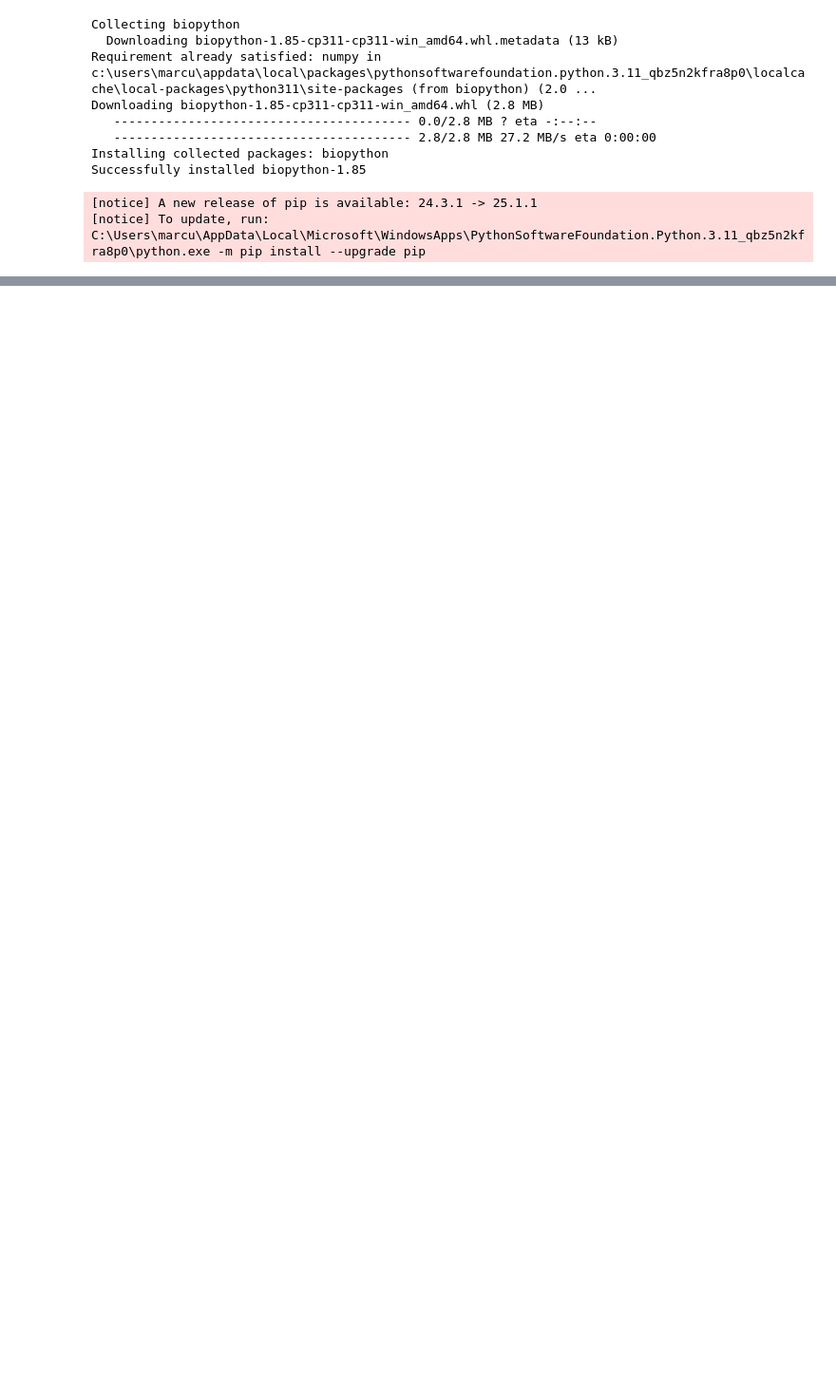
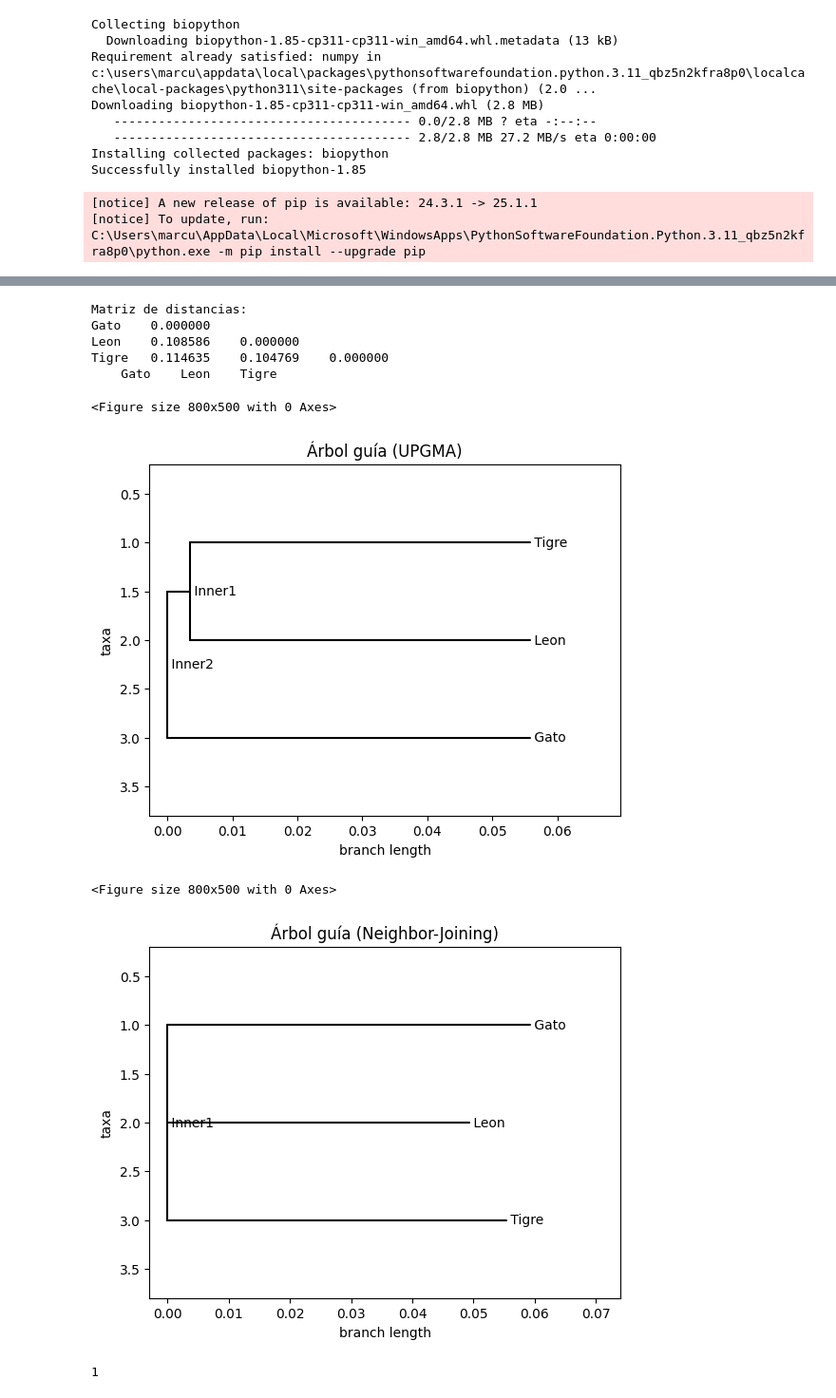
Before and after one commit to martacuevasr/AlineamientoMultiple, a Jupyter notebook: alineamientoMultiple.ipynb, the cells around one changed output, grey strips where cells are left out. Shown: that part at 95% size. Cells and saved outputs as stored; diff of their text form; code cells hidden in the pictures; blank space fills up the shorter version.

```diff
--- a/alineamientoMultiple.ipynb
+++ b/alineamientoMultiple.ipynb
@@ -33,0 +306,54 @@ FileNotFoundError: [Errno 2] No such file or directory: 'secuenciagato.fasta'
+# %%
+from Bio import AlignIO, Phylo
+from Bio.Phylo.TreeConstruction import DistanceCalculator, DistanceTreeConstructor
+import matplotlib.pyplot as plt
+
+# Cargar alineamiento
+alignment = AlignIO.read("alineamiento.aln", "clustal")
+
+# Reemplazar IDs por nombres comunes
+id_to_name = {
+    "U20753.1": "Gato",
+    "KP202270.1": "Leon",
+    "KP202271.1": "Tigre"
+}
+for record in alignment:
+    record.id = id_to_name.get(record.id, record.id)
+
+# Calcular matriz de distancias
+calculator = DistanceCalculator("identity")
+dm = calculator.get_distance(alignment)
+
+print("\nMatriz de distancias:")
+print(dm)
+
+# Construcción de árboles guía
+constructor = DistanceTreeConstructor()
+tree_upgma = constructor.upgma(dm)
+tree_nj = constructor.nj(dm)
+
+# Visualizar árbol UPGMA
+plt.figure(figsize=(8, 5))
+Phylo.draw(tree_upgma, do_show=False)
+plt.title("Árbol guía (UPGMA)")
+plt.show()
+
+# Visualizar árbol NJ
+plt.figure(figsize=(8, 5))
+Phylo.draw(tree_nj, do_show=False)
+plt.title("Árbol guía (Neighbor-Joining)")
+plt.show()
+
+# Guardar árbol como Newick
+Phylo.write(tree_upgma, "arbol_guia.nwk", "newick")
+# %% [output]
+Matriz de distancias:
+Gato    0.000000
+Leon    0.108586    0.000000
+Tigre   0.114635    0.104769    0.000000
+    Gato    Leon    Tigre
+<Figure size 800x500 with 0 Axes>
+[figure, added]
+<Figure size 800x500 with 0 Axes>
+[figure, added]
+1
```
Also changed, not shown: parts of 9 cells of this notebook, 5 other files.
